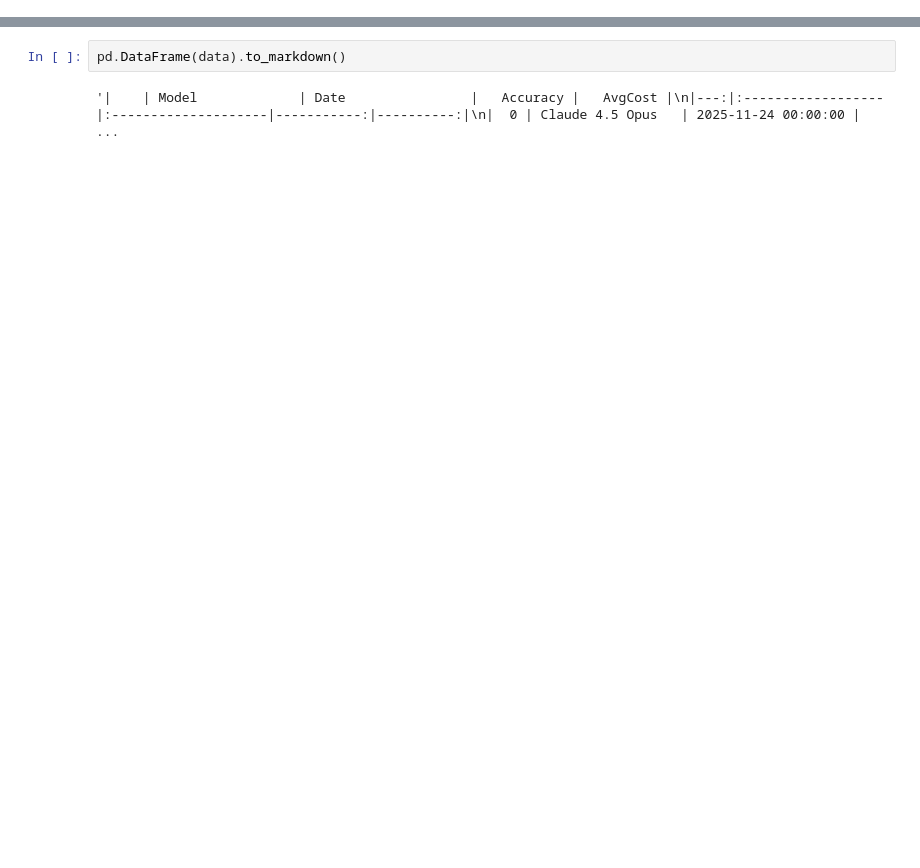
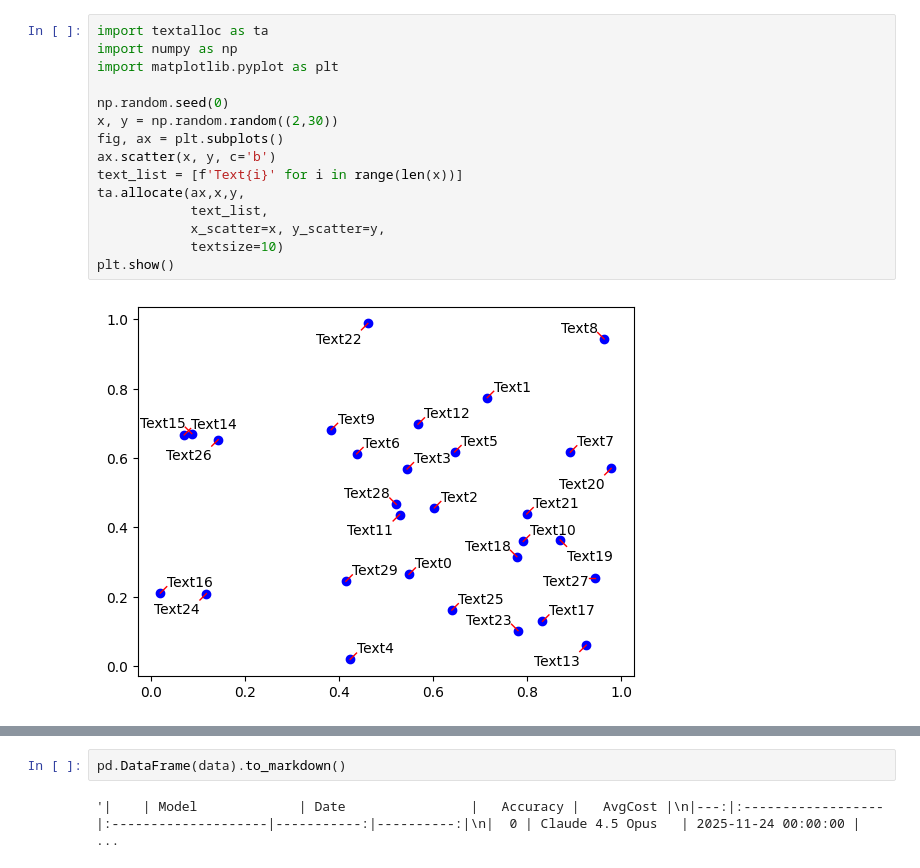
Before and after one commit to devdnhee/personal-utils, a Jupyter notebook: notebooks/ad-hoc-analysis/swe-bench.ipynb, the cells around one changed output, grey strips where cells are left out. Saved outputs shown, nothing was run; the diff lists cells and outputs as text; blank space fills up the shorter version.

```diff
--- a/notebooks/ad-hoc-analysis/swe-bench.ipynb
+++ b/notebooks/ad-hoc-analysis/swe-bench.ipynb
@@ -1,3 +1,20 @@
+# %%
+import textalloc as ta
+import numpy as np
+import matplotlib.pyplot as plt
+
+np.random.seed(0)
+x, y = np.random.random((2,30))
+fig, ax = plt.subplots()
+ax.scatter(x, y, c='b')
+text_list = [f'Text{i}' for i in range(len(x))]
+ta.allocate(ax,x,y,
+            text_list,
+            x_scatter=x, y_scatter=y,
+            textsize=10)
+plt.show()
+# %% [output]
+[figure, added]
 # %%
 import matplotlib.pyplot as plt
 import pandas as pd
```
Also changed, not shown: parts of 1 cell of this notebook, 1 other file.
